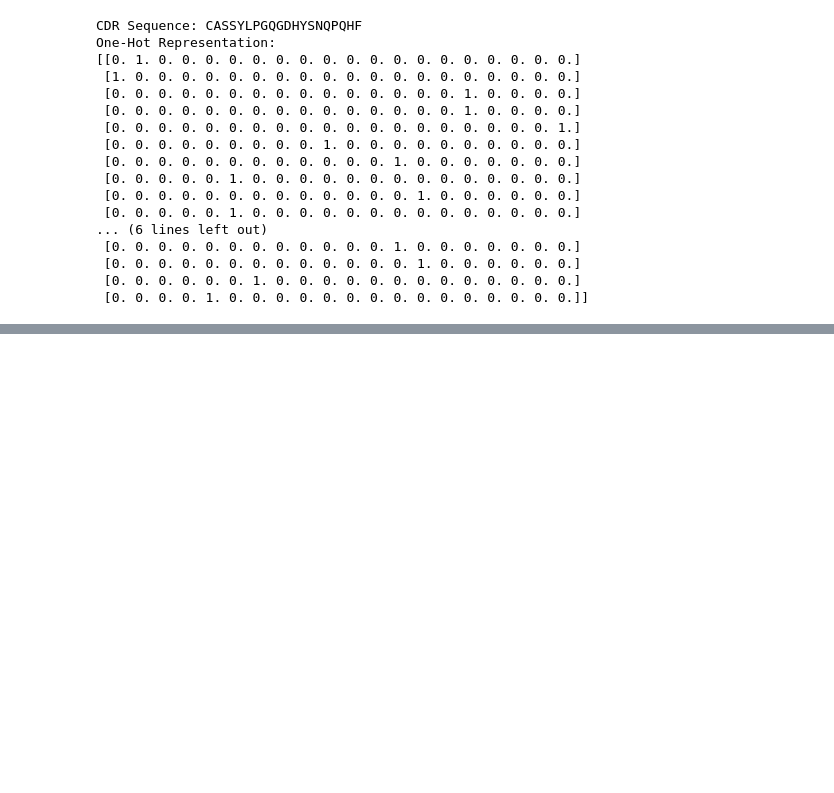
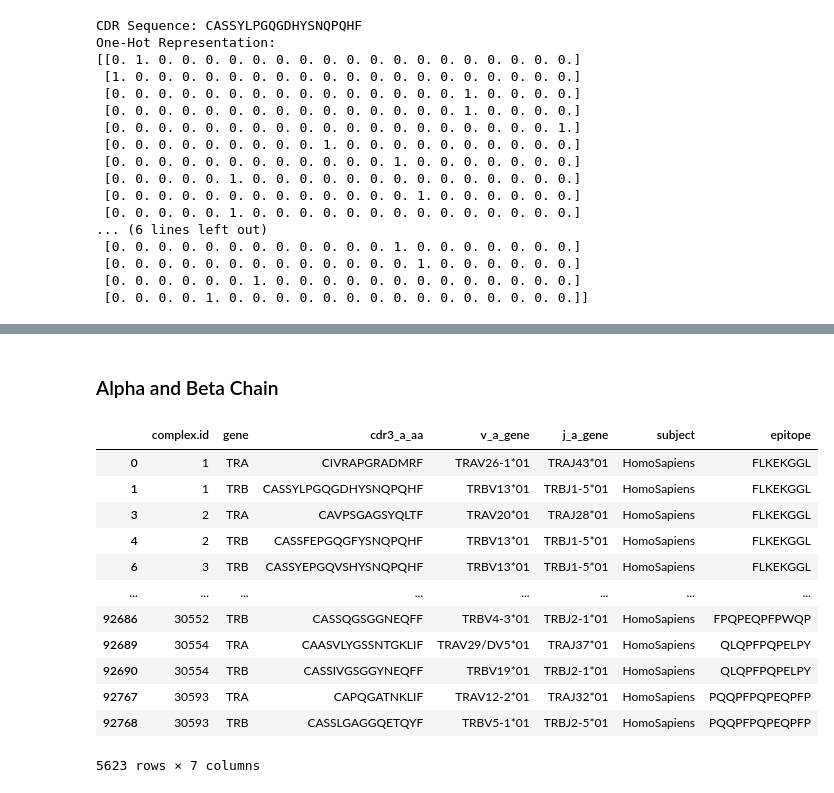
Before and after one commit to UoB-DSMP-2023-24/dsmp-2024-group10, a Jupyter notebook: T cell.ipynb, the cells around one changed output, grey strips where cells are left out. Cells and saved outputs as stored; diff of their text form; code cells hidden in the pictures; blank space fills up the shorter version.

```diff
--- a/T cell.ipynb
+++ b/T cell.ipynb
@@ -132,0 +174,7 @@ One-Hot Representation:
+# %%
+df=df_copy.copy()
+# %%
+df=df.dropna()
+df=df[df['vdjdb.score']!=0]
+# %%
+df1 = df.drop(['reference.id', 'method', 'meta','cdr3fix','vdjdb.score','web.method','web.method.seq','web.cdr3fix.nc','web.cdr3fix.unmp'], axis=1)
@@ -132,0 +301,2 @@ One-Hot Representation:
+# %% [markdown]
+### Alpha and Beta Chain
@@ -132,0 +306,16 @@ One-Hot Representation:
+# %%
+df_a_b
+# %% [output]
+|  | complex.id | gene | cdr3_a_aa | v_a_gene | j_a_gene | subject | epitope |
+| 0 | 1 | TRA | CIVRAPGRADMRF | TRAV26-1*01 | TRAJ43*01 | HomoSapiens | FLKEKGGL |
+| 1 | 1 | TRB | CASSYLPGQGDHYSNQPQHF | TRBV13*01 | TRBJ1-5*01 | HomoSapiens | FLKEKGGL |
+| 3 | 2 | TRA | CAVPSGAGSYQLTF | TRAV20*01 | TRAJ28*01 | HomoSapiens | FLKEKGGL |
+| 4 | 2 | TRB | CASSFEPGQGFYSNQPQHF | TRBV13*01 | TRBJ1-5*01 | HomoSapiens | FLKEKGGL |
+| 6 | 3 | TRB | CASSYEPGQVSHYSNQPQHF | TRBV13*01 | TRBJ1-5*01 | HomoSapiens | FLKEKGGL |
+| ... | ... | ... | ... | ... | ... | ... | ... |
+| 92686 | 30552 | TRB | CASSQGSGGNEQFF | TRBV4-3*01 | TRBJ2-1*01 | HomoSapiens | FPQPEQPFPWQP |
+| 92689 | 30554 | TRA | CAASVLYGSSNTGKLIF | TRAV29/DV5*01 | TRAJ37*01 | HomoSapiens | QLQPFPQPELPY |
+| 92690 | 30554 | TRB | CASSIVGSGGYNEQFF | TRBV19*01 | TRBJ2-1*01 | HomoSapiens | QLQPFPQPELPY |
+| 92767 | 30593 | TRA | CAPQGATNKLIF | TRAV12-2*01 | TRAJ32*01 | HomoSapiens | PQQPFPQPEQPFP |
+| 92768 | 30593 | TRB | CASSLGAGGQETQYF | TRBV5-1*01 | TRBJ2-5*01 | HomoSapiens | PQQPFPQPEQPFP |
+5623 rows × 7 columns
```
Also changed, not shown: parts of 64 cells of this notebook.
